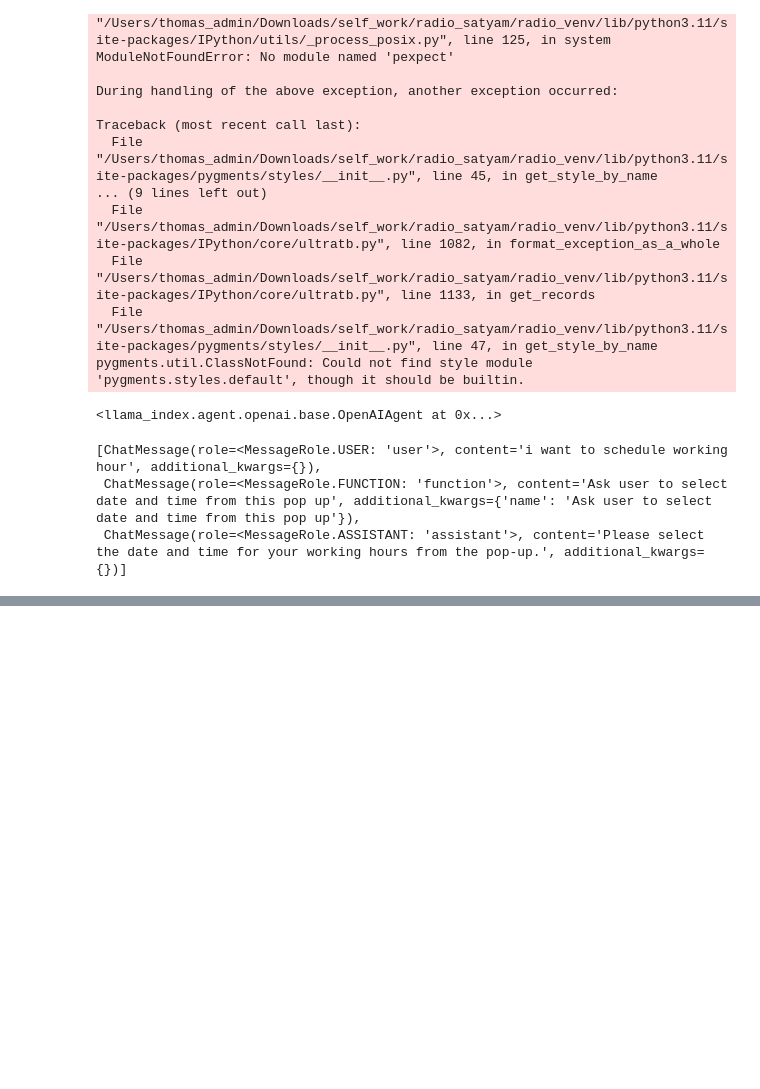
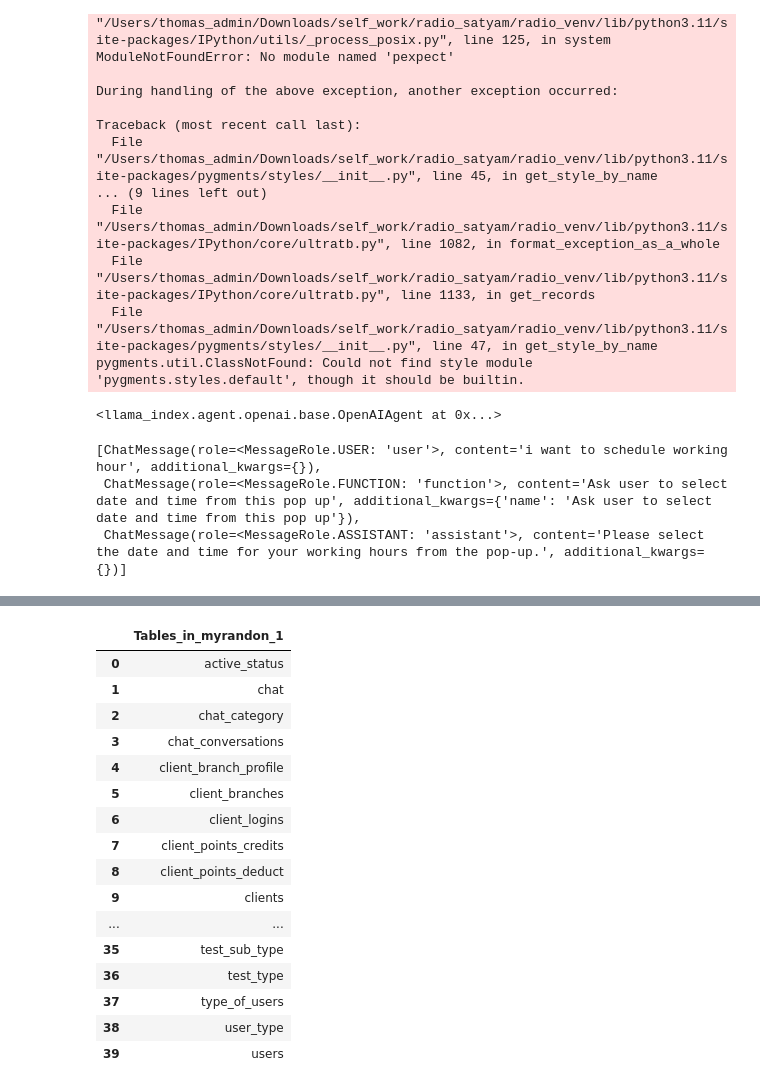
Before and after one commit to shwetohai/radio_api, a Jupyter notebook: code.ipynb, the cells around one changed output, grey strips where cells are left out. Cells and saved outputs as stored; diff of their text form; code cells hidden in the pictures; blank space fills up the shorter version.

```diff
--- a/code.ipynb
+++ b/code.ipynb
@@ -118,0 +260,20 @@ agent.chat_history
+# %%
+df
+# %% [output]
+|  | Tables_in_myrandon_1 |
+| 0 | active_status |
+| 1 | chat |
+| 2 | chat_category |
+| 3 | chat_conversations |
+| 4 | client_branch_profile |
+| 5 | client_branches |
+| 6 | client_logins |
+| 7 | client_points_credits |
+| 8 | client_points_deduct |
+| 9 | clients |
+| ... | ... |
+| 35 | test_sub_type |
+| 36 | test_type |
+| 37 | type_of_users |
+| 38 | user_type |
+| 39 | users |
```
Also changed, not shown: parts of 13 cells of this notebook, 5 other files.
